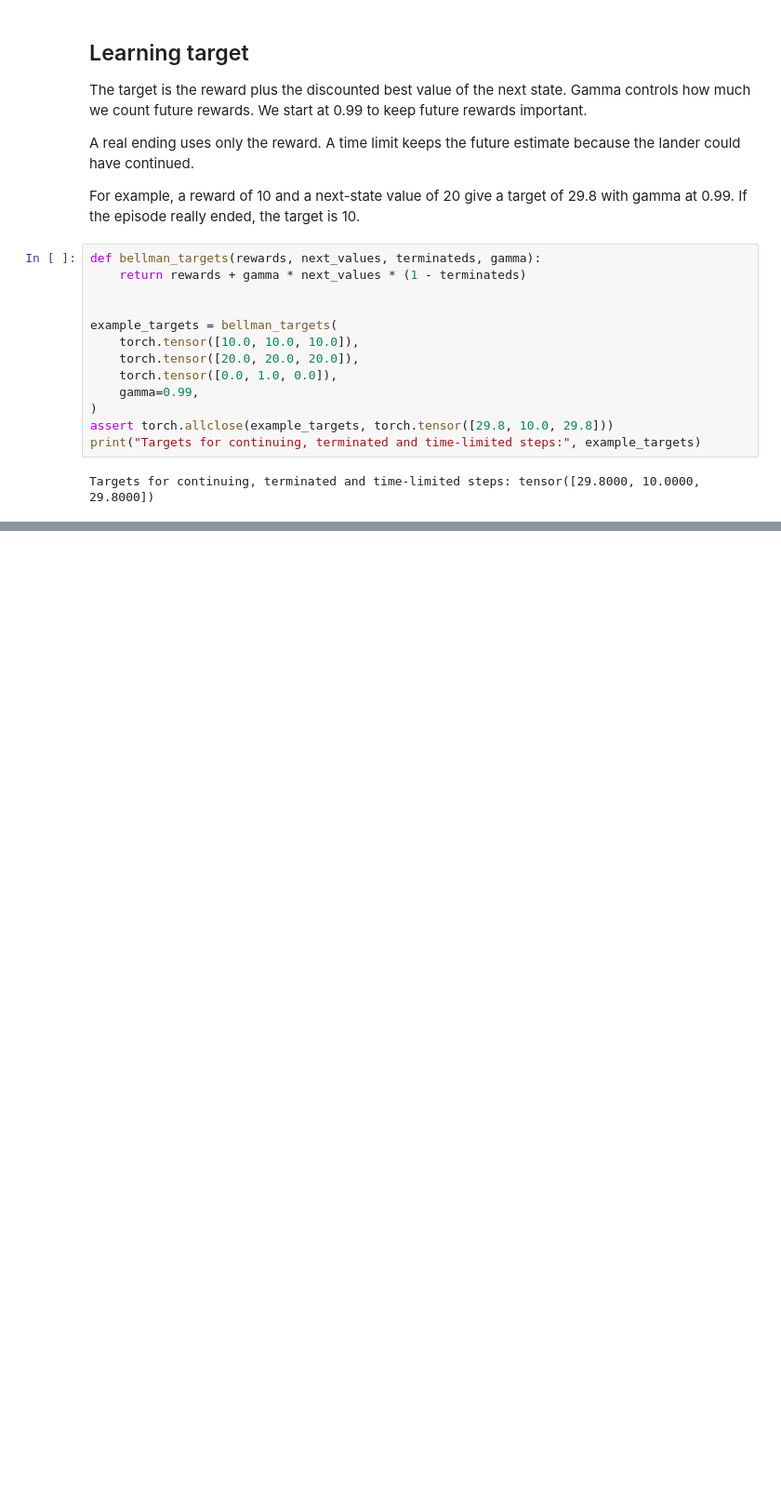
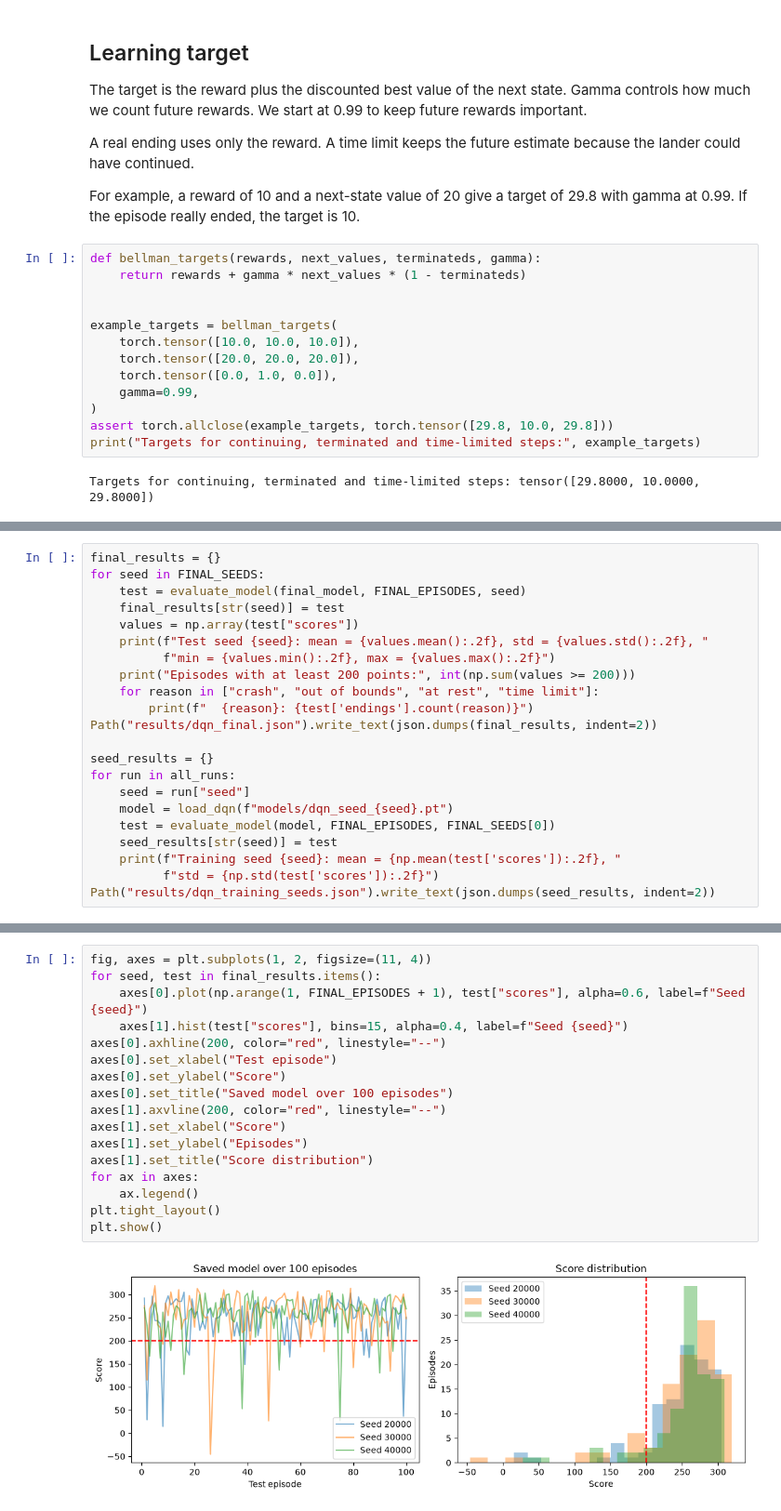
Before and after one commit to AlexandrG1209/starttrek, a Jupyter notebook: dqn.ipynb, the cells around one changed output, grey strips where cells are left out. Shown at 93% size. Drawn from its saved outputs; the diff is of its cells as text; blank space fills up the shorter version.

```diff
--- a/dqn.ipynb
+++ b/dqn.ipynb
@@ -787,0 +785,22 @@ The final evaluation still needs 100 episodes, several seeds and at least one co
+# %%
+final_results = {}
+for seed in FINAL_SEEDS:
+    test = evaluate_model(final_model, FINAL_EPISODES, seed)
+    final_results[str(seed)] = test
+    values = np.array(test["scores"])
+    print(f"Test seed {seed}: mean = {values.mean():.2f}, std = {values.std():.2f}, "
+          f"min = {values.min():.2f}, max = {values.max():.2f}")
+    print("Episodes with at least 200 points:", int(np.sum(values >= 200)))
+    for reason in ["crash", "out of bounds", "at rest", "time limit"]:
+        print(f"  {reason}: {test['endings'].count(reason)}")
+Path("results/dqn_final.json").write_text(json.dumps(final_results, indent=2))
+
+seed_results = {}
+for run in all_runs:
+    seed = run["seed"]
+    model = load_dqn(f"models/dqn_seed_{seed}.pt")
+    test = evaluate_model(model, FINAL_EPISODES, FINAL_SEEDS[0])
+    seed_results[str(seed)] = test
+    print(f"Training seed {seed}: mean = {np.mean(test['scores']):.2f}, "
+          f"std = {np.std(test['scores']):.2f}")
+Path("results/dqn_training_seeds.json").write_text(json.dumps(seed_results, indent=2))
@@ -787,0 +826,19 @@ The final evaluation still needs 100 episodes, several seeds and at least one co
+# %%
+fig, axes = plt.subplots(1, 2, figsize=(11, 4))
+for seed, test in final_results.items():
+    axes[0].plot(np.arange(1, FINAL_EPISODES + 1), test["scores"], alpha=0.6, label=f"Seed {seed}")
+    axes[1].hist(test["scores"], bins=15, alpha=0.4, label=f"Seed {seed}")
+axes[0].axhline(200, color="red", linestyle="--")
+axes[0].set_xlabel("Test episode")
+axes[0].set_ylabel("Score")
+axes[0].set_title("Saved model over 100 episodes")
+axes[1].axvline(200, color="red", linestyle="--")
+axes[1].set_xlabel("Score")
+axes[1].set_ylabel("Episodes")
+axes[1].set_title("Score distribution")
+for ax in axes:
+    ax.legend()
+plt.tight_layout()
+plt.show()
+# %% [output]
+[figure, added]
```
Also changed, not shown: parts of 45 cells of this notebook, 11 other files.
